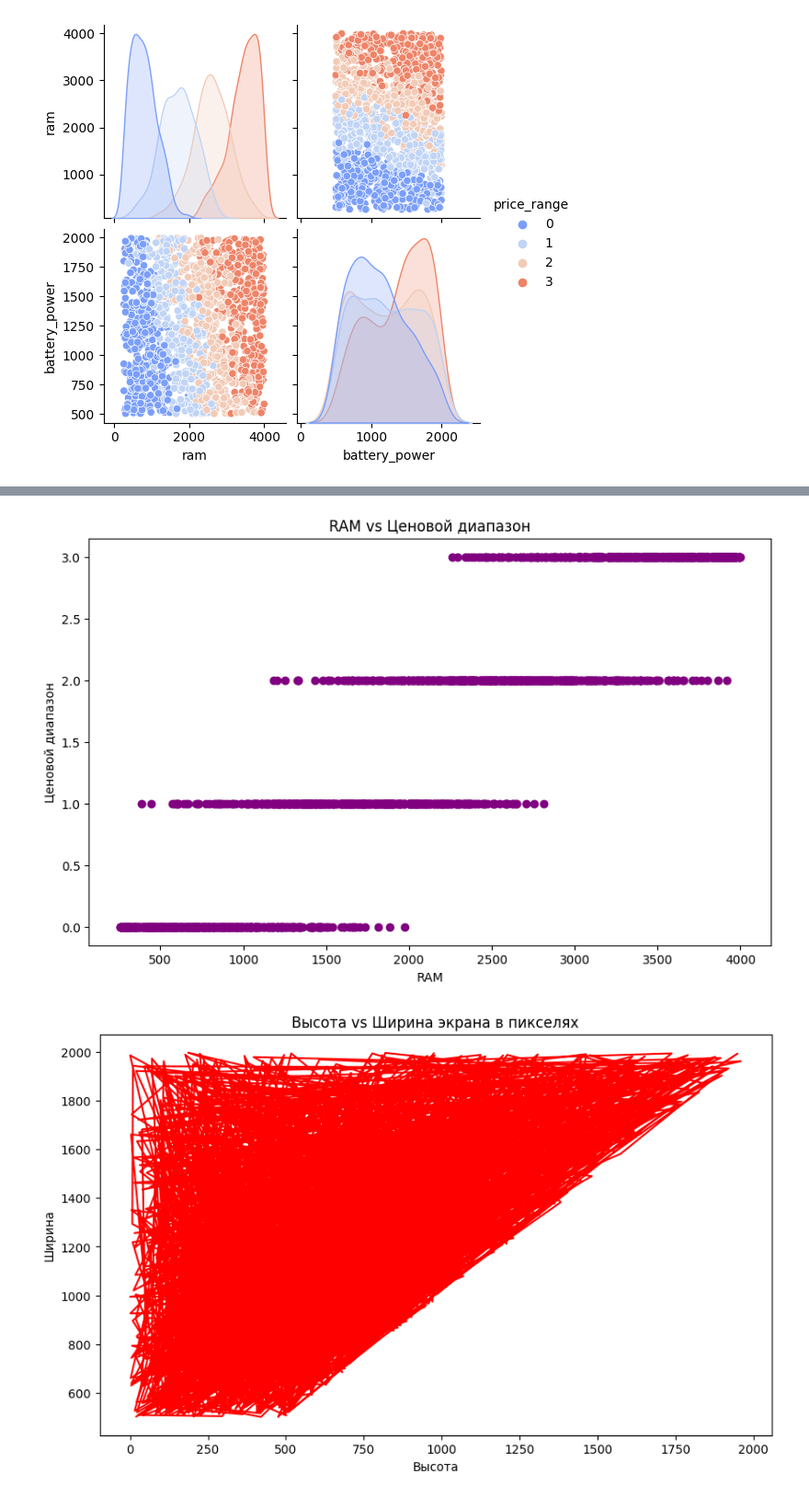
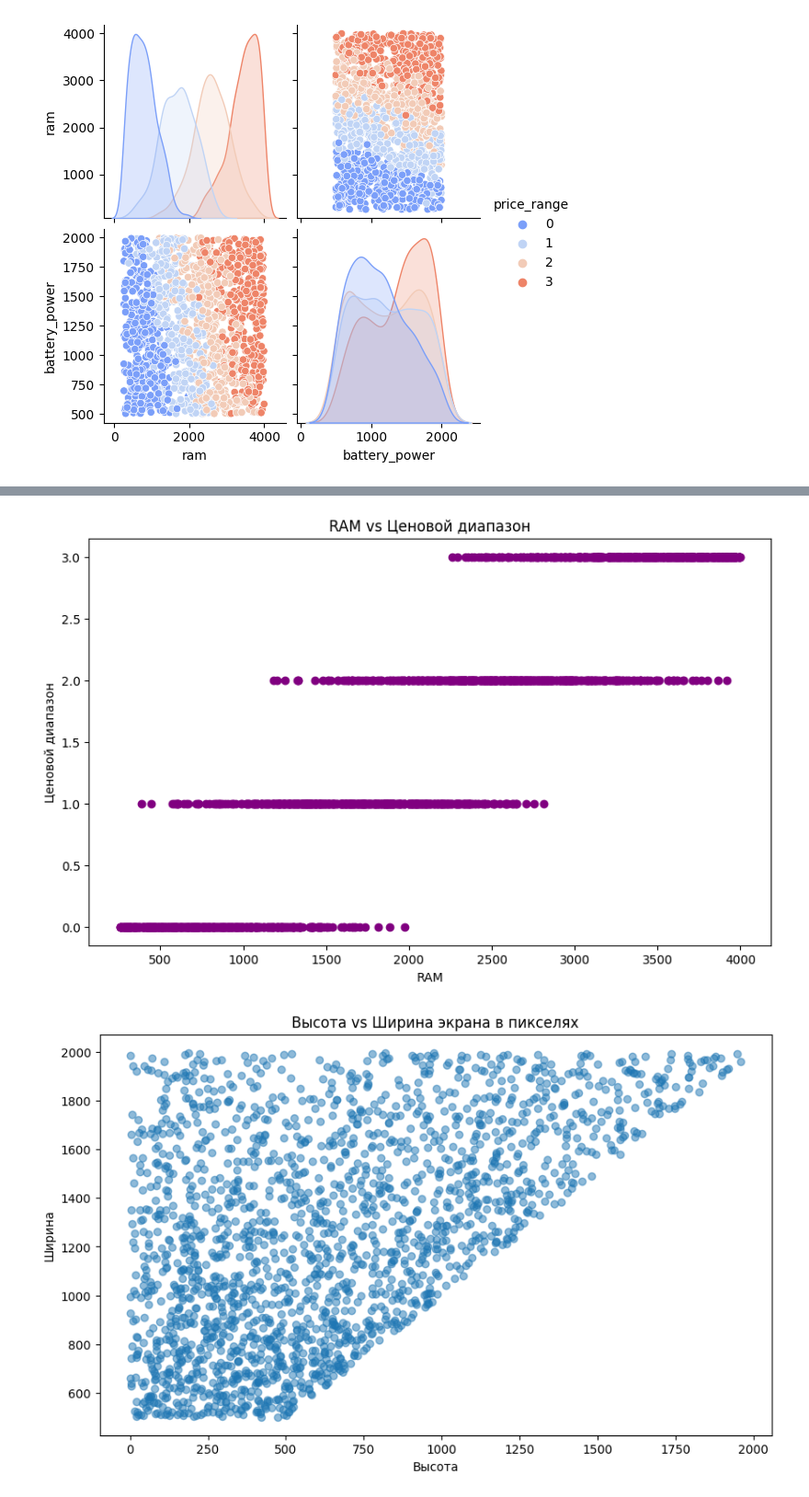
Before and after one commit to DashinIN/ISS_Labs, a Jupyter notebook: eda/eda.ipynb, the cells around one changed output, grey strips where cells are left out. Shown: that part at 92% size. Drawn from its saved outputs; the diff is of its cells as text; code cells hidden in the pictures.

```diff
--- a/eda/eda.ipynb
+++ b/eda/eda.ipynb
@@ -211,33 +211,33 @@ plt.xlabel('RAM')
 plt.ylabel('Ценовой диапазон')
 plt.savefig('../eda/ram_price_scatter.png')
 plt.show()
 
 # График 3: Разрешение экрана
 plt.figure(figsize=(10, 6))
-plt.plot(df['px_height'], df['px_width'], color='red')
+plt.scatter(df['px_height'], df['px_width'], alpha=0.5)
 plt.title('Высота vs Ширина экрана в пикселях')
 plt.xlabel('Высота')
 plt.ylabel('Ширина')
 plt.savefig('../eda/resolution.png')
 plt.show()
 
 # График 4: Тепловая карта корреляций
 plt.figure(figsize=(12, 8))
 correlation_matrix = df.corr()
 sns.heatmap(correlation_matrix, annot=True, cmap='coolwarm', fmt='.2f')
 plt.title('Матрица корреляций')
 plt.tight_layout()
 plt.savefig('../eda/correlation_matrix.png')
 plt.show()
 
 # График 5: Интерактивный график
 fig = px.scatter(df, x='ram', y='battery_power', color='price_range',
                  title='RAM vs Мощность батареи по ценовым диапазонам',
                  labels={'ram': 'RAM', 'battery_power': 'Мощность батареи',
                         'price_range': 'Ценовой диапазон'})
 fig.write_html('../eda/interactive_plot.html')
 # %% [output]
 [figure]
 [figure]
-[figure, old version]
+[figure, new version]
 [figure]
```
Also changed, not shown: parts of 1 cell of this notebook, 6 other files.
